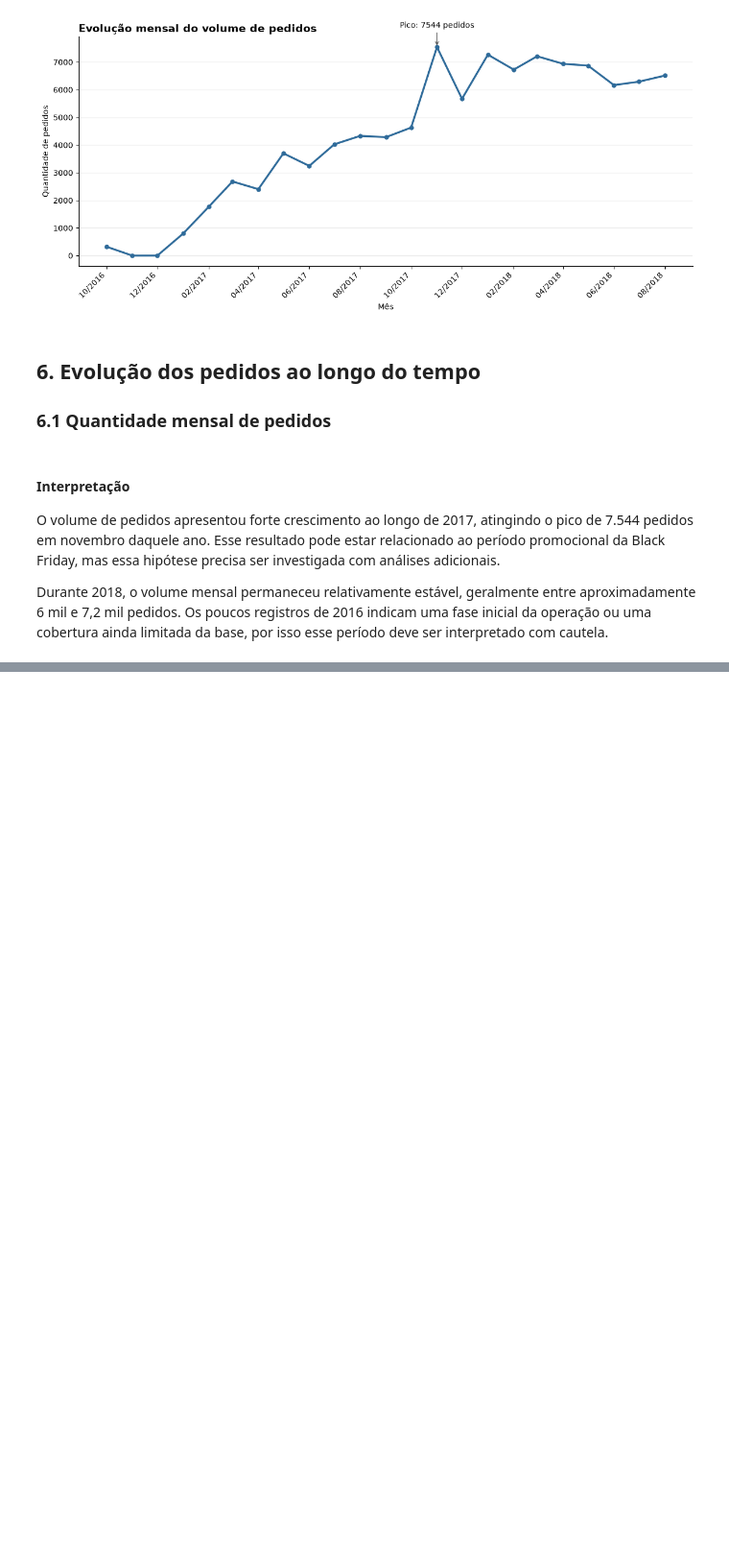
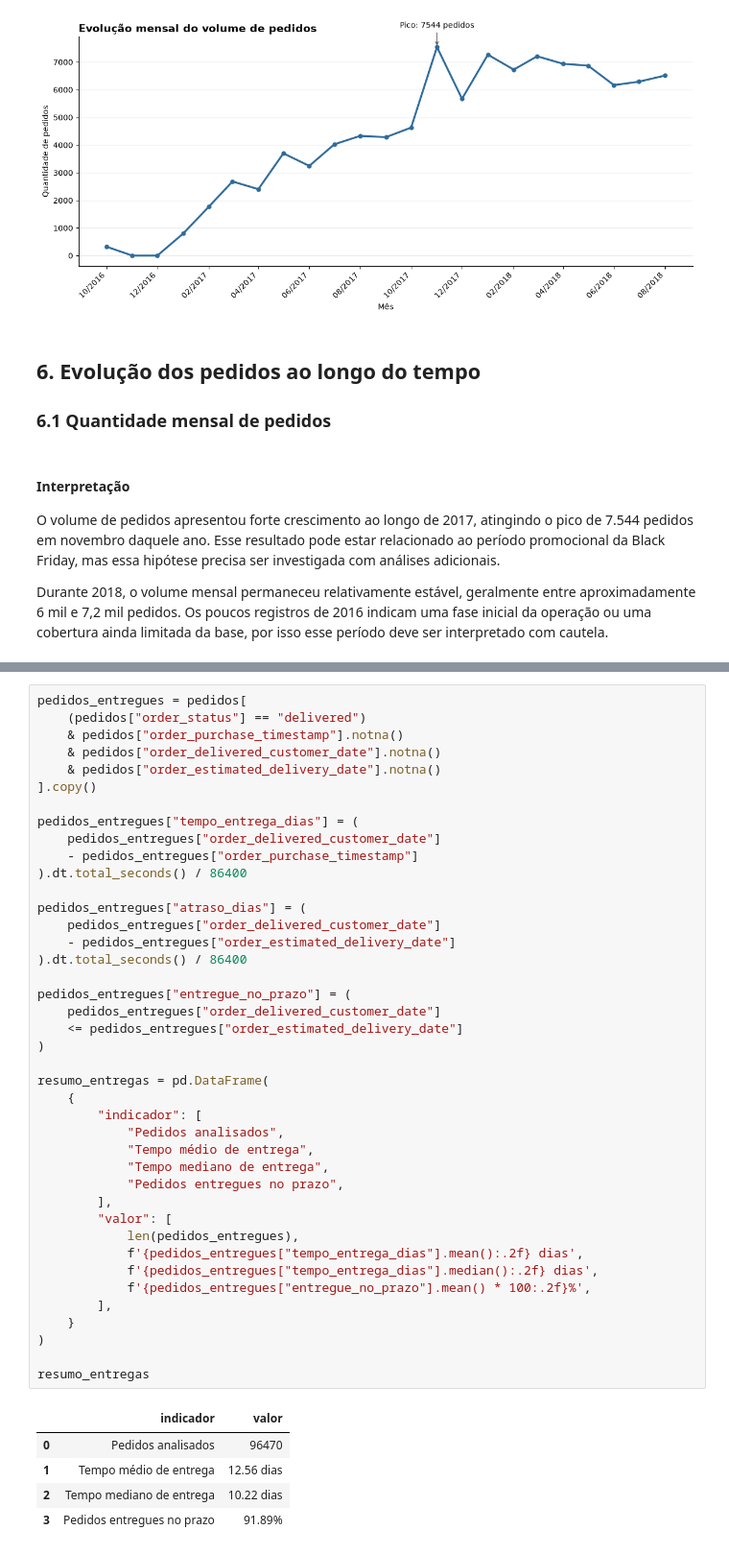
Before and after one commit to AliceGuerreiro/analise-vendas-ecommerce, a Jupyter notebook: notebooks/01_exploracao_inicial.ipynb, the cells around one changed output, grey strips where cells are left out. Shown at 96% size. Drawn from its saved outputs; the diff is of its cells as text; blank space fills up the shorter version.

```diff
--- a/notebooks/01_exploracao_inicial.ipynb
+++ b/notebooks/01_exploracao_inicial.ipynb
@@ -506,0 +513,47 @@ Durante 2018, o volume mensal permaneceu relativamente estável, geralmente entr
+# %%
+pedidos_entregues = pedidos[
+    (pedidos["order_status"] == "delivered")
+    & pedidos["order_purchase_timestamp"].notna()
+    & pedidos["order_delivered_customer_date"].notna()
+    & pedidos["order_estimated_delivery_date"].notna()
+].copy()
+
+pedidos_entregues["tempo_entrega_dias"] = (
+    pedidos_entregues["order_delivered_customer_date"]
+    - pedidos_entregues["order_purchase_timestamp"]
+).dt.total_seconds() / 86400
+
+pedidos_entregues["atraso_dias"] = (
+    pedidos_entregues["order_delivered_customer_date"]
+    - pedidos_entregues["order_estimated_delivery_date"]
+).dt.total_seconds() / 86400
+
+pedidos_entregues["entregue_no_prazo"] = (
+    pedidos_entregues["order_delivered_customer_date"]
+    <= pedidos_entregues["order_estimated_delivery_date"]
+)
+
+resumo_entregas = pd.DataFrame(
+    {
+        "indicador": [
+            "Pedidos analisados",
+            "Tempo médio de entrega",
+            "Tempo mediano de entrega",
+            "Pedidos entregues no prazo",
+        ],
+        "valor": [
+            len(pedidos_entregues),
+            f'{pedidos_entregues["tempo_entrega_dias"].mean():.2f} dias',
+            f'{pedidos_entregues["tempo_entrega_dias"].median():.2f} dias',
+            f'{pedidos_entregues["entregue_no_prazo"].mean() * 100:.2f}%',
+        ],
+    }
+)
+
+resumo_entregas
+# %% [output]
+|  | indicador | valor |
+| 0 | Pedidos analisados | 96470 |
+| 1 | Tempo médio de entrega | 12.56 dias |
+| 2 | Tempo mediano de entrega | 10.22 dias |
+| 3 | Pedidos entregues no prazo | 91.89% |
```
Also changed, not shown: parts of 3 cells of this notebook.
